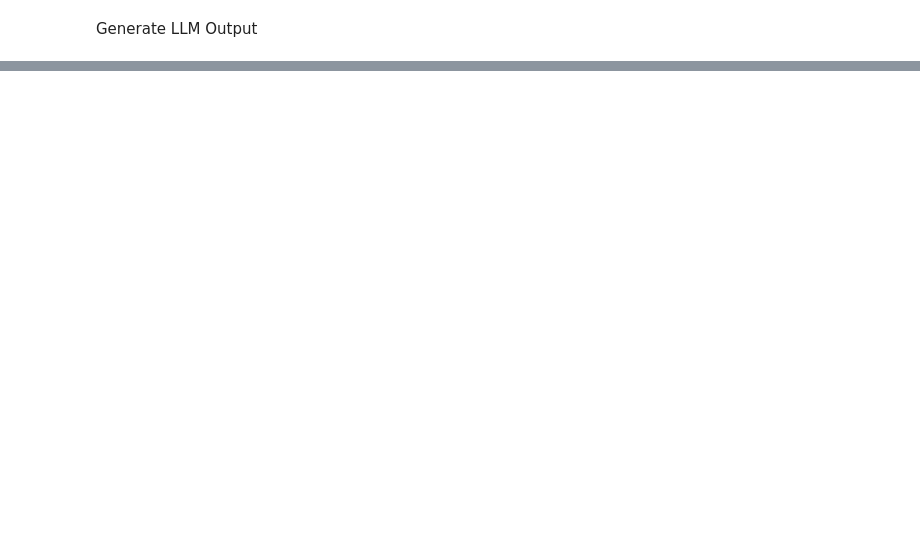
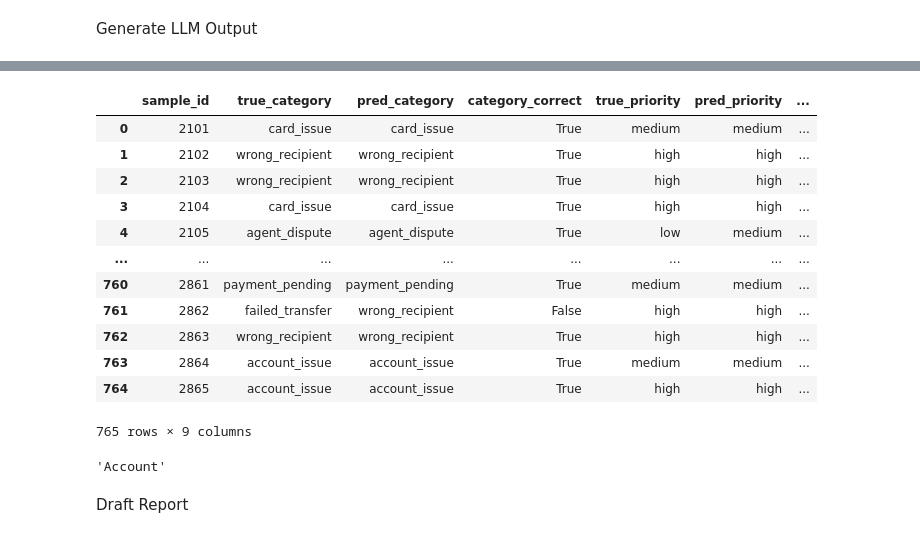
Before and after one commit to yousifnimah/Hackathon-SupportPipelineAutomation, a Jupyter notebook: llm.ipynb, the cells around one changed output, grey strips where cells are left out. Drawn from its saved outputs; the diff is of its cells as text; code cells hidden in the pictures; blank space fills up the shorter version.

```diff
--- a/llm.ipynb
+++ b/llm.ipynb
@@ -144,0 +197,12 @@ model.get_input_embeddings().weight.device
+# %%
+def build_conversation(complain: list, categories: list) -> list:
+    return [
+        {
+            "role": "system",
+            "content": sys_prompt_build(categories=categories)
+        },
+        {
+            "role": "user",
+            "content": users_prompt_build(complain)
+        }
+    ]
@@ -335,5 +491,5 @@ print(type(model))
 # %%
-def sys_prompt_build(categories: list) -> str:
+def sys_prompt_build(categories: tuple) -> str:
     categories_text = "\n".join(f"-{c}" for c in categories)
 
     return f"""You are an Iraqi Arabic customer support ticket analyzer.
@@ -442,7 +598,7 @@ def tokenize(conv: list[dict]):
         )
     return inputs.to(_model_input_device())
 # %%
-def build_conversation(complain: list, categories: list) -> list:
+def build_conversation(complain: list, categories: tuple) -> list:
     return [
         {
             "role": "system",
@@ -738,0 +1066,42 @@ def predict_ticket(messages: list) -> dict:
+# %%
+import pandas as pd
+
+rows = []
+
+for r in evaluation_results:
+    rows.append({
+        "sample_id": r["id"],
+
+        "true_category": r["true_category"],
+        "pred_category": r["pred_category"],
+        "category_correct": (
+            r["true_category"] == r["pred_category"]
+        ),
+
+        "true_priority": r["true_priority"],
+        "pred_priority": r["pred_priority"],
+        "priority_correct": (
+            r["true_priority"] == r["pred_priority"]
+        ),
+
+        "confidence": round(r["confidence"], 4),
+        "escalated": r["escalated"],
+    })
+
+df_results = pd.DataFrame(rows)
+
+df_results
+# %% [output]
+|  | sample_id | true_category | pred_category | category_correct | true_priority | pred_priority | ... |
+| 0 | 2101 | card_issue | card_issue | True | medium | medium | ... |
+| 1 | 2102 | wrong_recipient | wrong_recipient | True | high | high | ... |
+| 2 | 2103 | wrong_recipient | wrong_recipient | True | high | high | ... |
+| 3 | 2104 | card_issue | card_issue | True | high | high | ... |
+| 4 | 2105 | agent_dispute | agent_dispute | True | low | medium | ... |
+| ... | ... | ... | ... | ... | ... | ... | ... |
+| 760 | 2861 | payment_pending | payment_pending | True | medium | medium | ... |
+| 761 | 2862 | failed_transfer | wrong_recipient | False | high | high | ... |
+| 762 | 2863 | wrong_recipient | wrong_recipient | True | high | high | ... |
+| 763 | 2864 | account_issue | account_issue | True | medium | medium | ... |
+| 764 | 2865 | account_issue | account_issue | True | high | high | ... |
+765 rows × 9 columns
@@ -749,0 +1135,7 @@ prediction_result
+# %%
+dept = select_department(prediction_result["category"])
+dept
+# %% [output]
+'Account'
+# %% [markdown]
+Draft Report
```
Also changed, not shown: parts of 33 cells of this notebook, 7 other files.
